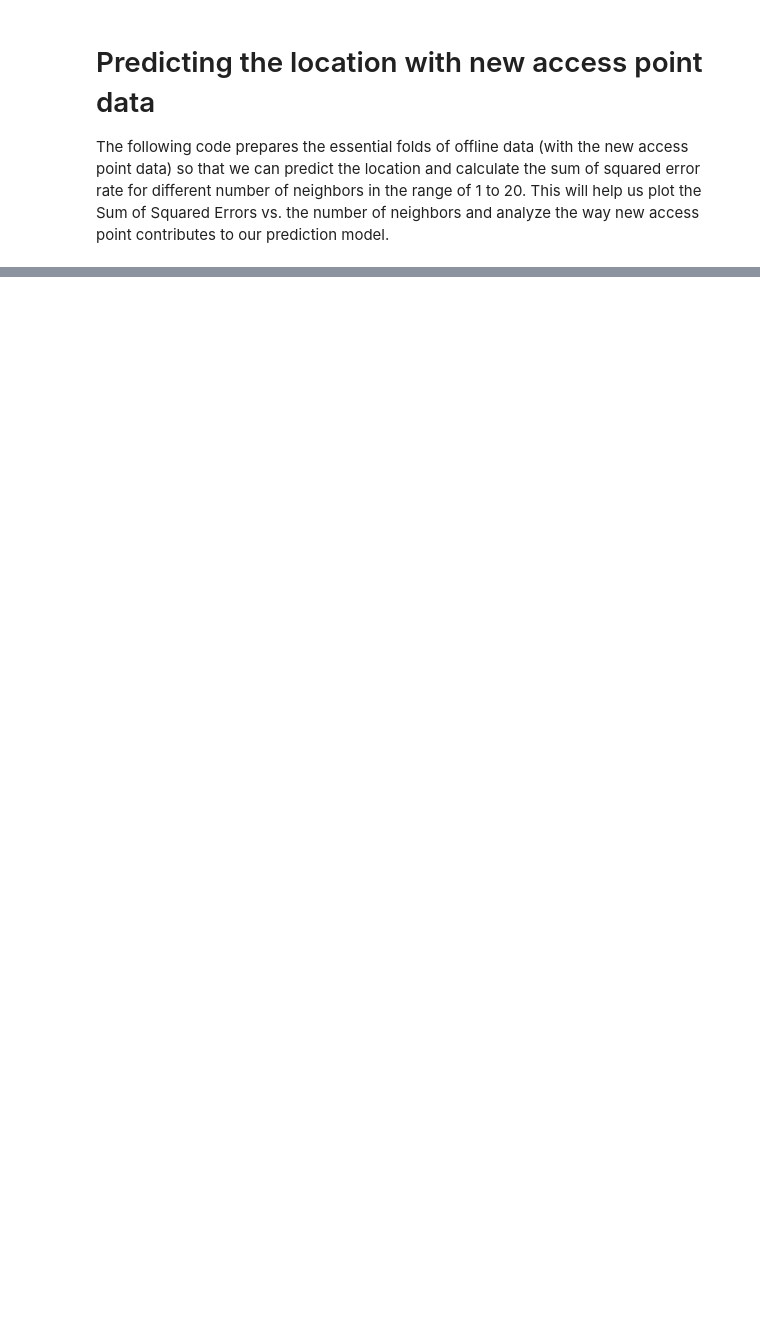
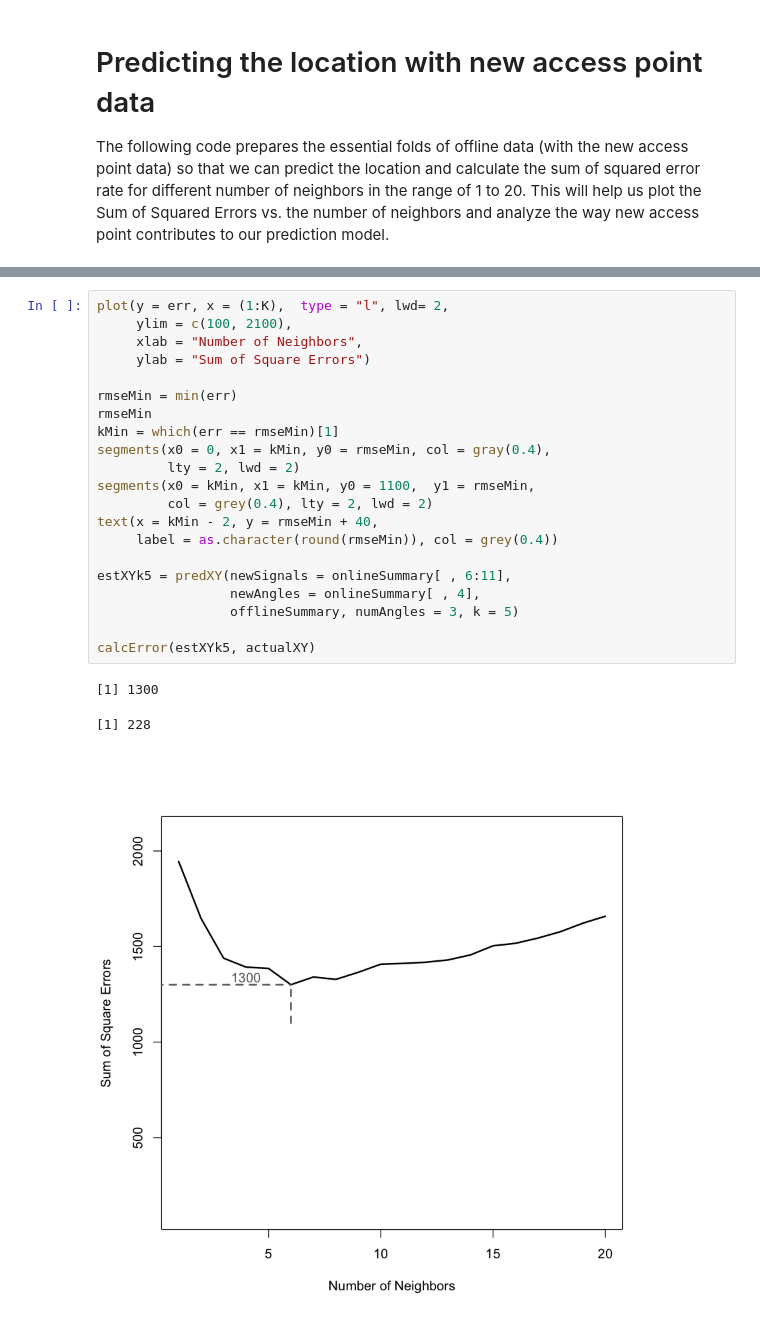
Before and after one commit to rfarhanian/quantifyingTheWorld, a Jupyter notebook: src/caseStudy6.ipynb, the cells around one changed output, grey strips where cells are left out. Cells and saved outputs as stored; diff of their text form; blank space fills up the shorter version.

```diff
--- a/src/caseStudy6.ipynb
+++ b/src/caseStudy6.ipynb
@@ -1627,0 +1869,25 @@ Now we would like to know whether we can have a better model with both access po
+# %%
+plot(y = err, x = (1:K),  type = "l", lwd= 2,
+     ylim = c(100, 2100),
+     xlab = "Number of Neighbors",
+     ylab = "Sum of Square Errors")
+
+rmseMin = min(err)
+rmseMin
+kMin = which(err == rmseMin)[1]
+segments(x0 = 0, x1 = kMin, y0 = rmseMin, col = gray(0.4),
+         lty = 2, lwd = 2)
+segments(x0 = kMin, x1 = kMin, y0 = 1100,  y1 = rmseMin,
+         col = grey(0.4), lty = 2, lwd = 2)
+text(x = kMin - 2, y = rmseMin + 40,
+     label = as.character(round(rmseMin)), col = grey(0.4))
+
+estXYk5 = predXY(newSignals = onlineSummary[ , 6:11],
+                 newAngles = onlineSummary[ , 4],
+                 offlineSummary, numAngles = 3, k = 5)
+
+calcError(estXYk5, actualXY)
+# %% [output]
+[1] 1300
+[1] 228
+[figure, added]
```
Also changed, not shown: parts of 21 cells of this notebook, 1 other file.
